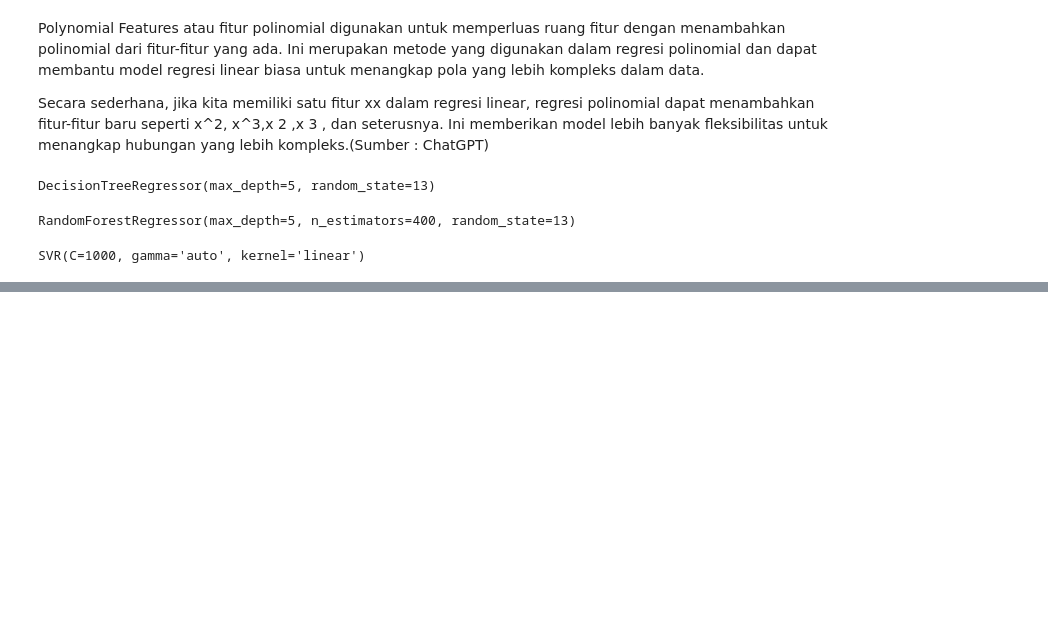
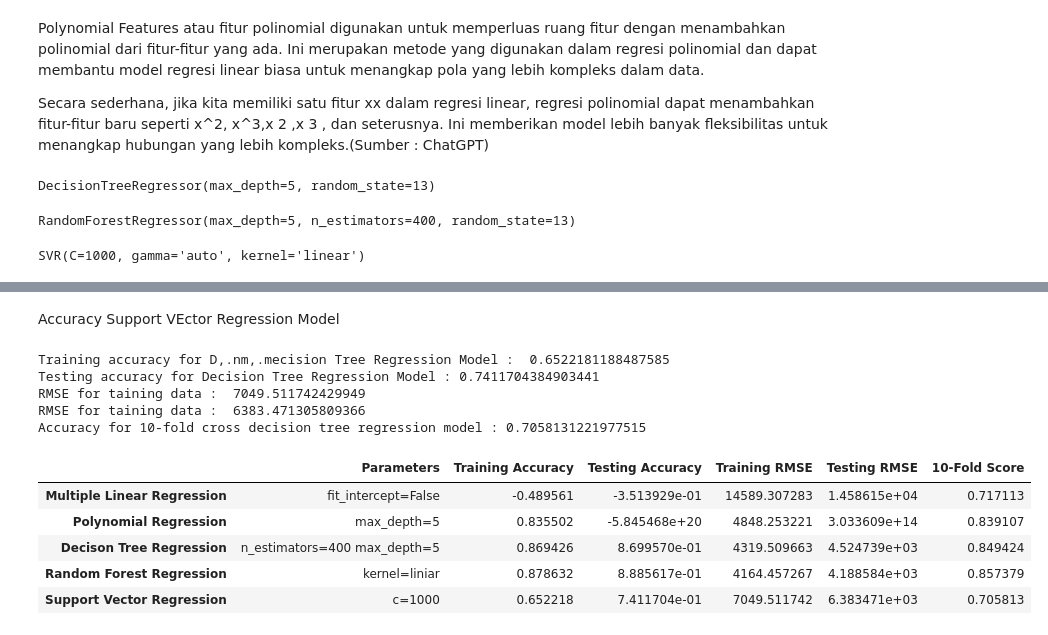
Before and after one commit to lugastyan/ML-portofolio, a Jupyter notebook: prediction-insurance-premiums.ipynb, the cells around one changed output, grey strips where cells are left out. Cells and saved outputs as stored; diff of their text form; code cells hidden in the pictures; blank space fills up the shorter version.

Commit message:
Kaggle Notebook | prediction insurance premiums | Version 8

```diff
--- a/prediction-insurance-premiums.ipynb
+++ b/prediction-insurance-premiums.ipynb
@@ -293,8 +293,8 @@ RandomForestRegressor(max_depth=5, n_estimators=400, random_state=13)
 # %%
 from sklearn.svm import SVR
 
-super_vector_reg = SVR(gamma='auto', kernel='linear', C=1000)
-super_vector_reg.fit(X_train, y_train)
+support_vector_reg = SVR(gamma='auto', kernel='linear', C=1000)
+support_vector_reg.fit(X_train, y_train)
 # %% [output]
 SVR(C=1000, gamma='auto', kernel='linear')
 # %%
@@ -304,0 +453,62 @@ from math import sqrt
+# %% [markdown]
+Accuracy Support VEctor Regression Model
+# %%
+# Prediction with train dataset
+y_pred_SVR_train = support_vector_reg.predict(X_train)
+
+# Prediction with testing dataset
+y_pred_SVR_test = support_vector_reg.predict(X_test)
+
+# Find training accuracy for this model
+accuracy_SVR_train = r2_score(y_train, y_pred_SVR_train)
+print('Training accuracy for D,.nm,.mecision Tree Regression Model : ', accuracy_SVR_train)
+
+# Find testing accuracy for this model :
+accuracy_SVR_test = r2_score(y_test, y_pred_SVR_test)
+print('Testing accuracy for Decision Tree Regression Model :', accuracy_SVR_test)
+
+# Find RMSE for training data :
+RMSE_SVR_train = sqrt(mean_squared_error(y_train, y_pred_SVR_train))
+print('RMSE for taining data : ', RMSE_SVR_train)
+
+# Find RMSE for test data :
+RMSE_SVR_test = sqrt(mean_squared_error(y_test, y_pred_SVR_test))
+print('RMSE for taining data : ', RMSE_SVR_test)
+
+# Predict with 1--fold cross validation :
+y_pred_cv_SVR = cross_val_predict(support_vector_reg, X, y, cv=10)
+
+# FInd accuracy after 10-fold Cross Validation
+accuracy_cv_SVR = r2_score(y, y_pred_cv_SVR)
+print('Accuracy for 10-fold cross decision tree regression model :', accuracy_cv_SVR)
+# %% [output]
+Training accuracy for D,.nm,.mecision Tree Regression Model :  0.6522181188487585
+Testing accuracy for Decision Tree Regression Model : 0.7411704384903441
+RMSE for taining data :  7049.511742429949
+RMSE for taining data :  6383.471305809366
+Accuracy for 10-fold cross decision tree regression model : 0.7058131221977515
+# %%
+# Compare all result in one table
+training_accuracies = [accuracy_MLR_train, accuracy_PR_train, accuracy_DTR_train, accuracy_RFR_train, accuracy_SVR_train]
+testing_accuracies = [accuracy_MLR_test, accuracy_PR_test, accuracy_DTR_test, accuracy_RFR_test, accuracy_SVR_test]
+training_RMSE = [RMSE_MLR_train, RMSE_PR_train, RMSE_DTR_train, RMSE_RFR_train, RMSE_SVR_train]
+testing_RMSE = [RMSE_MLR_test, RMSE_PR_test, RMSE_DTR_test, RMSE_RFR_test, RMSE_SVR_test]
+cv_accuracies = [accuracy_cv_MLR, accuracy_cv_PR, accuracy_cv_DTR, accuracy_cv_RFR, accuracy_cv_SVR]
+
+parameters = ['fit_intercept=False','max_depth=5','n_estimators=400 max_depth=5', "kernel=liniar",'c=1000']
+
+table_data = {'Parameters':parameters, 'Training Accuracy' : training_accuracies, 'Testing Accuracy':testing_accuracies,
+             'Training RMSE':training_RMSE, 'Testing RMSE': testing_RMSE, '10-Fold Score':cv_accuracies}
+
+model_names = ['Multiple Linear Regression','Polynomial Regression','Decison Tree Regression','Random Forest Regression','Support Vector Regression']
+
+
+table_dataframe = pd.DataFrame(data=table_data, index=model_names)
+table_dataframe
+# %% [output]
+|  | Parameters | Training Accuracy | Testing Accuracy | Training RMSE | Testing RMSE | 10-Fold Score |
+| Multiple Linear Regression | fit_intercept=False | -0.489561 | -3.513929e-01 | 14589.307283 | 1.458615e+04 | 0.717113 |
+| Polynomial Regression | max_depth=5 | 0.835502 | -5.845468e+20 | 4848.253221 | 3.033609e+14 | 0.839107 |
+| Decison Tree Regression | n_estimators=400 max_depth=5 | 0.869426 | 8.699570e-01 | 4319.509663 | 4.524739e+03 | 0.849424 |
+| Random Forest Regression | kernel=liniar | 0.878632 | 8.885617e-01 | 4164.457267 | 4.188584e+03 | 0.857379 |
+| Support Vector Regression | c=1000 | 0.652218 | 7.411704e-01 | 7049.511742 | 6.383471e+03 | 0.705813 |
```
Also changed, not shown: parts of 16 cells of this notebook.
